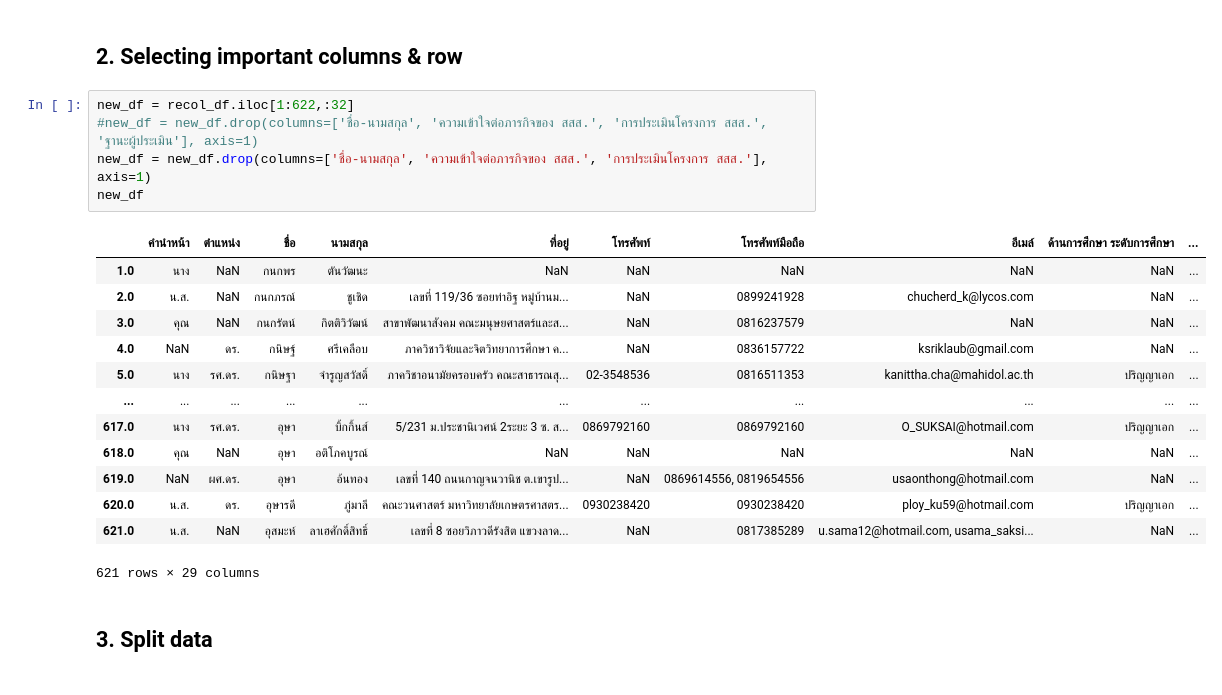
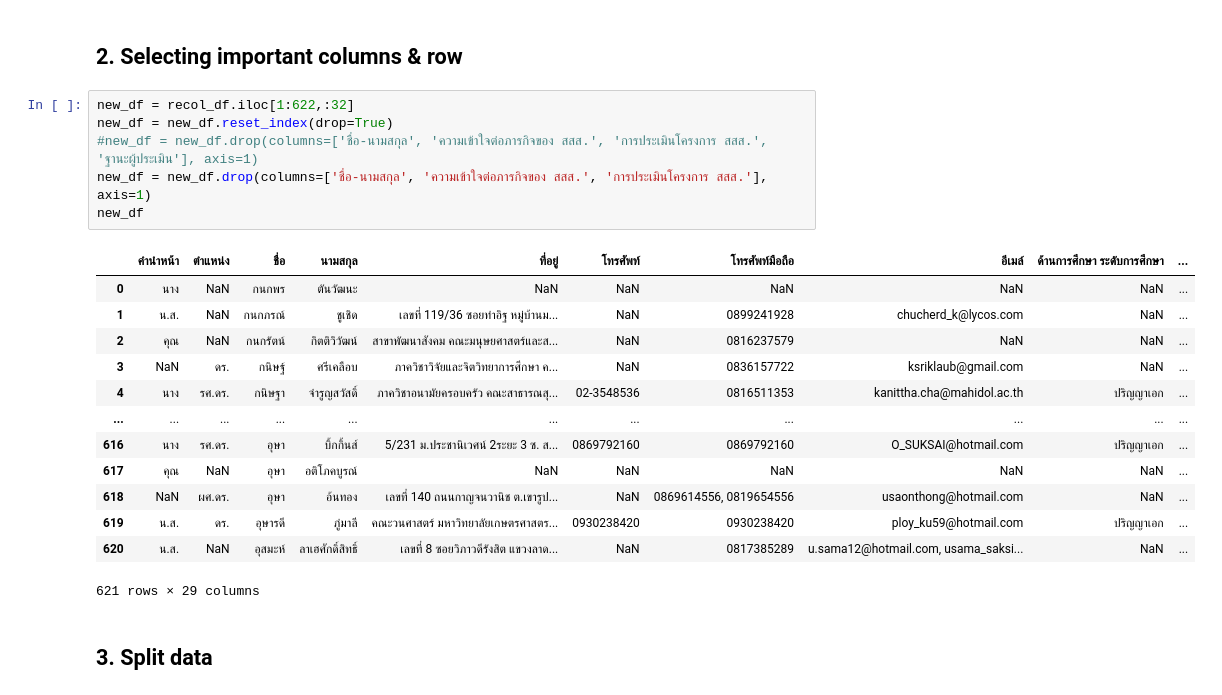
Before and after one commit to thainhf/proj-me-db-data, a Jupyter notebook: Clean_data.ipynb, the cells around one changed output. Saved outputs shown, nothing was run; the diff lists cells and outputs as text.

```diff
--- a/Clean_data.ipynb
+++ b/Clean_data.ipynb
@@ -134,22 +134,23 @@ Index(['คำนำหน้า', 'ตำแหน่ง', 'ชื่อ', 'น
 ## **2. Selecting important columns & row**
 # %%
 new_df = recol_df.iloc[1:622,:32]
+new_df = new_df.reset_index(drop=True)
 #new_df = new_df.drop(columns=['ชื่อ-นามสกุล', 'ความเข้าใจต่อภารกิจของ สสส.', 'การประเมินโครงการ สสส.', 'ฐานะผู้ประเมิน'], axis=1)
 new_df = new_df.drop(columns=['ชื่อ-นามสกุล', 'ความเข้าใจต่อภารกิจของ สสส.', 'การประเมินโครงการ สสส.'], axis=1)
 new_df
 # %% [output]
 |  | คำนำหน้า | ตำแหน่ง | ชื่อ | นามสกุล | ที่อยู่ | โทรศัพท์ | โทรศัพท์มือถือ | อีเมล์ | ด้านการศึกษา ระดับการศึกษา | ... |
-| 1.0 | นาง | NaN | กนกพร | ตันวัฒนะ | NaN | NaN | NaN | NaN | NaN | ... |
-| 2.0 | น.ส. | NaN | กนกภรณ์ | ชูเชิด | เลขที่ 119/36 ซอยท่าอิฐ หมู่บ้านม... | NaN | 0899241928 | chucherd_k@lycos.com | NaN | ... |
-| 3.0 | คุณ | NaN | กนกรัตน์ | กิตติวิวัฒน์ | สาขาพัฒนาสังคม คณะมนุษยศาสตร์และส... | NaN | 0816237579 | NaN | NaN | ... |
-| 4.0 | NaN | ดร. | กนิษฐ์ | ศรีเคลือบ | ภาควิชาวิจัยและจิตวิทยาการศึกษา ค... | NaN | 0836157722 | ksriklaub@gmail.com | NaN | ... |
-| 5.0 | นาง | รศ.ดร. | กนิษฐา | จำรูญสวัสดิ์ | ภาควิชาอนามัยครอบครัว คณะสาธารณสุ... | 02-3548536 | 0816511353 | kanittha.cha@mahidol.ac.th | ปริญญาเอก | ... |
+| 0 | นาง | NaN | กนกพร | ตันวัฒนะ | NaN | NaN | NaN | NaN | NaN | ... |
+| 1 | น.ส. | NaN | กนกภรณ์ | ชูเชิด | เลขที่ 119/36 ซอยท่าอิฐ หมู่บ้านม... | NaN | 0899241928 | chucherd_k@lycos.com | NaN | ... |
+| 2 | คุณ | NaN | กนกรัตน์ | กิตติวิวัฒน์ | สาขาพัฒนาสังคม คณะมนุษยศาสตร์และส... | NaN | 0816237579 | NaN | NaN | ... |
+| 3 | NaN | ดร. | กนิษฐ์ | ศรีเคลือบ | ภาควิชาวิจัยและจิตวิทยาการศึกษา ค... | NaN | 0836157722 | ksriklaub@gmail.com | NaN | ... |
+| 4 | นาง | รศ.ดร. | กนิษฐา | จำรูญสวัสดิ์ | ภาควิชาอนามัยครอบครัว คณะสาธารณสุ... | 02-3548536 | 0816511353 | kanittha.cha@mahidol.ac.th | ปริญญาเอก | ... |
 | ... | ... | ... | ... | ... | ... | ... | ... | ... | ... | ... |
-| 617.0 | นาง | รศ.ดร. | อุษา | บิ้กกิ้นส์ | 5/231 ม.ประชานิเวศน์ 2ระยะ 3 ซ. ส... | 0869792160 | 0869792160 | O_SUKSAI@hotmail.com | ปริญญาเอก | ... |
-| 618.0 | คุณ | NaN | อุษา | อติโภคบูรณ์ | NaN | NaN | NaN | NaN | NaN | ... |
-| 619.0 | NaN | ผศ.ดร. | อุษา | อ้นทอง | เลขที่ 140 ถนนกาญจนวานิช ต.เขารูป... | NaN | 0869614556, 0819654556 | usaonthong@hotmail.com | NaN | ... |
-| 620.0 | น.ส. | ดร. | อุษารดี | ภู่มาลี | คณะวนศาสตร์ มหาวิทยาลัยเกษตรศาสตร... | 0930238420 | 0930238420 | ploy_ku59@hotmail.com | ปริญญาเอก | ... |
-| 621.0 | น.ส. | NaN | อุสมะห์ | ลาเฮศักดิ์สิทธิ์ | เลขที่ 8 ซอยวิภาวดีรังสิต แขวงลาด... | NaN | 0817385289 | u.sama12@hotmail.com, usama_saksi... | NaN | ... |
+| 616 | นาง | รศ.ดร. | อุษา | บิ้กกิ้นส์ | 5/231 ม.ประชานิเวศน์ 2ระยะ 3 ซ. ส... | 0869792160 | 0869792160 | O_SUKSAI@hotmail.com | ปริญญาเอก | ... |
+| 617 | คุณ | NaN | อุษา | อติโภคบูรณ์ | NaN | NaN | NaN | NaN | NaN | ... |
+| 618 | NaN | ผศ.ดร. | อุษา | อ้นทอง | เลขที่ 140 ถนนกาญจนวานิช ต.เขารูป... | NaN | 0869614556, 0819654556 | usaonthong@hotmail.com | NaN | ... |
+| 619 | น.ส. | ดร. | อุษารดี | ภู่มาลี | คณะวนศาสตร์ มหาวิทยาลัยเกษตรศาสตร... | 0930238420 | 0930238420 | ploy_ku59@hotmail.com | ปริญญาเอก | ... |
+| 620 | น.ส. | NaN | อุสมะห์ | ลาเฮศักดิ์สิทธิ์ | เลขที่ 8 ซอยวิภาวดีรังสิต แขวงลาด... | NaN | 0817385289 | u.sama12@hotmail.com, usama_saksi... | NaN | ... |
 621 rows × 29 columns
 # %% [markdown]
 ## **3. Split data**
```
Also changed, not shown: parts of 19 cells of this notebook.
